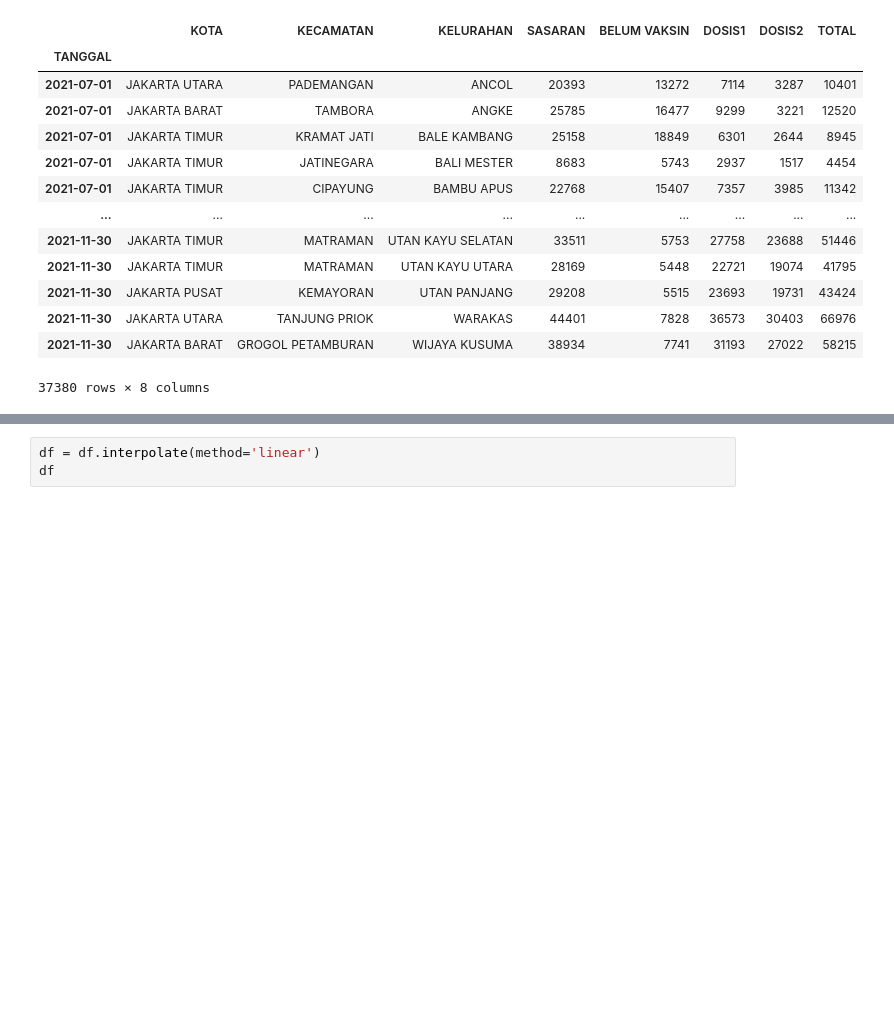
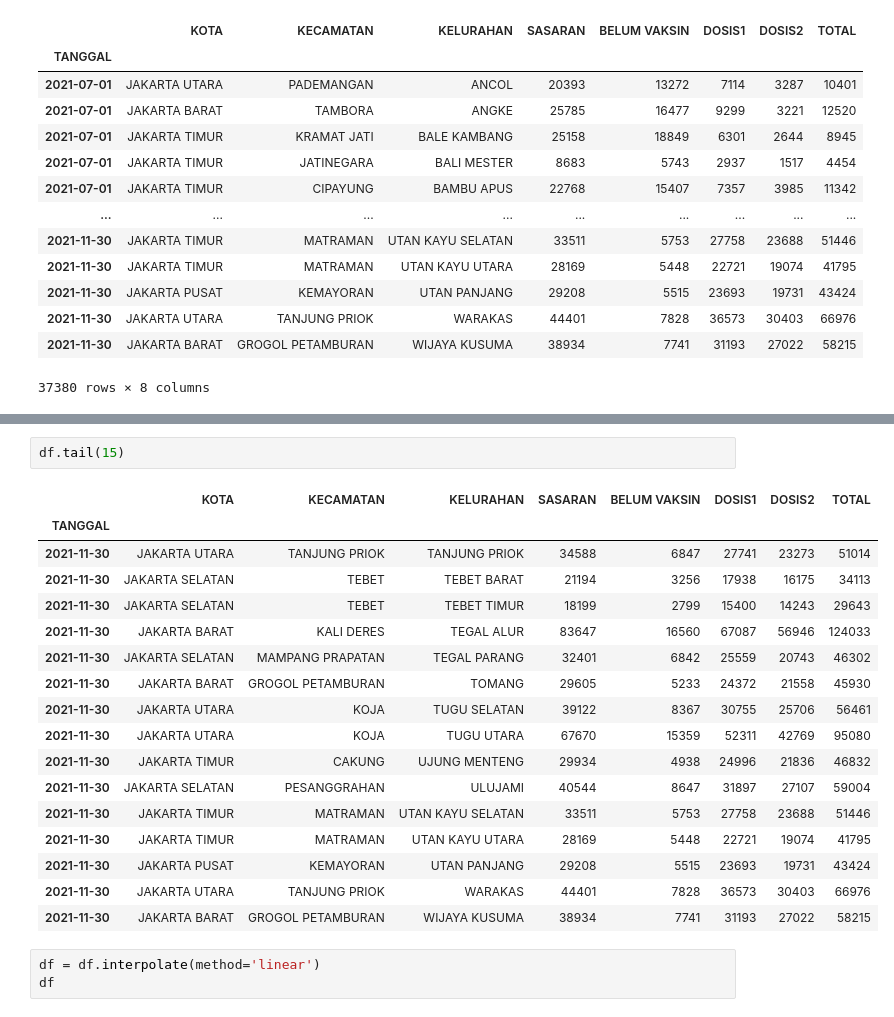
Before and after one commit to FerdyBerlianoP/Internship1, a Jupyter notebook: Untitled.ipynb, the cells around one changed output, grey strips where cells are left out. Cells and saved outputs as stored; diff of their text form; blank space fills up the shorter version.

```diff
--- a/Untitled.ipynb
+++ b/Untitled.ipynb
@@ -66,3 +86,23 @@ df
+# %%
+df.tail(15)
+# %% [output]
+|  | KOTA | KECAMATAN | KELURAHAN | SASARAN | BELUM VAKSIN | DOSIS1 | DOSIS2 | TOTAL |
+| TANGGAL |  |  |  |  |  |  |  |  |
+| 2021-11-30 | JAKARTA UTARA | TANJUNG PRIOK | TANJUNG PRIOK | 34588 | 6847 | 27741 | 23273 | 51014 |
+| 2021-11-30 | JAKARTA SELATAN | TEBET | TEBET BARAT | 21194 | 3256 | 17938 | 16175 | 34113 |
+| 2021-11-30 | JAKARTA SELATAN | TEBET | TEBET TIMUR | 18199 | 2799 | 15400 | 14243 | 29643 |
+| 2021-11-30 | JAKARTA BARAT | KALI DERES | TEGAL ALUR | 83647 | 16560 | 67087 | 56946 | 124033 |
+| 2021-11-30 | JAKARTA SELATAN | MAMPANG PRAPATAN | TEGAL PARANG | 32401 | 6842 | 25559 | 20743 | 46302 |
+| 2021-11-30 | JAKARTA BARAT | GROGOL PETAMBURAN | TOMANG | 29605 | 5233 | 24372 | 21558 | 45930 |
+| 2021-11-30 | JAKARTA UTARA | KOJA | TUGU SELATAN | 39122 | 8367 | 30755 | 25706 | 56461 |
+| 2021-11-30 | JAKARTA UTARA | KOJA | TUGU UTARA | 67670 | 15359 | 52311 | 42769 | 95080 |
+| 2021-11-30 | JAKARTA TIMUR | CAKUNG | UJUNG MENTENG | 29934 | 4938 | 24996 | 21836 | 46832 |
+| 2021-11-30 | JAKARTA SELATAN | PESANGGRAHAN | ULUJAMI | 40544 | 8647 | 31897 | 27107 | 59004 |
+| 2021-11-30 | JAKARTA TIMUR | MATRAMAN | UTAN KAYU SELATAN | 33511 | 5753 | 27758 | 23688 | 51446 |
+| 2021-11-30 | JAKARTA TIMUR | MATRAMAN | UTAN KAYU UTARA | 28169 | 5448 | 22721 | 19074 | 41795 |
+| 2021-11-30 | JAKARTA PUSAT | KEMAYORAN | UTAN PANJANG | 29208 | 5515 | 23693 | 19731 | 43424 |
+| 2021-11-30 | JAKARTA UTARA | TANJUNG PRIOK | WARAKAS | 44401 | 7828 | 36573 | 30403 | 66976 |
+| 2021-11-30 | JAKARTA BARAT | GROGOL PETAMBURAN | WIJAYA KUSUMA | 38934 | 7741 | 31193 | 27022 | 58215 |
 # %%
 df = df.interpolate(method='linear')
 df
```
Also changed, not shown: parts of 7 cells of this notebook.
